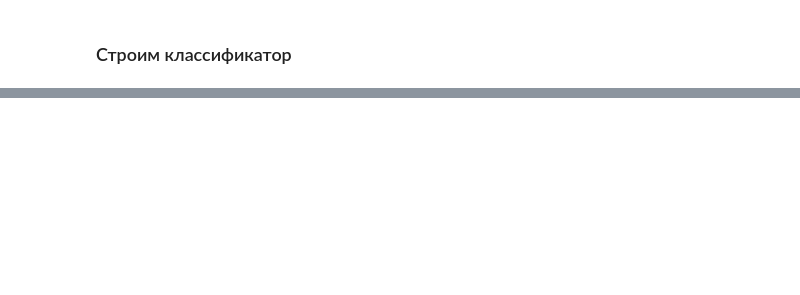
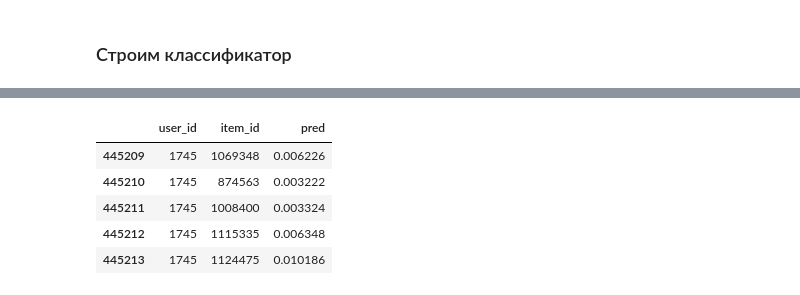
Before and after one commit to VitalyGladyshev/gb_rec_sys, a Jupyter notebook: coursework/cw_rec_sys_glvv.ipynb, the cells around one changed output, grey strips where cells are left out. Saved outputs shown, nothing was run; the diff lists cells and outputs as text; code cells hidden in the pictures; blank space fills up the shorter version.

```diff
--- a/coursework/cw_rec_sys_glvv.ipynb
+++ b/coursework/cw_rec_sys_glvv.ipynb
@@ -268,3 +314,10 @@ df=pd.DataFrame({'user_id':users_lvl_2.user_id.values.repeat(len(users_lvl_2.can
+# %%
+targets_lvl_2.fillna(0, inplace=True)
 # %%
 X_train = targets_lvl_2.drop('target', axis=1)
 y_train = targets_lvl_2[['target']]
+# %%
+cat_feats = X_train.columns[2:].tolist()
+X_train[cat_feats] = X_train[cat_feats].astype('category')
+
+cat_feats
@@ -270,0 +341,15 @@ y_train = targets_lvl_2[['target']]
+# %%
+lgb = LGBMClassifier(objective='binary',
+                     n_estimators=1500,
+                     learning_rate=0.008,
+                     max_depth=7,
+                     verbose=1,
+                     categorical_column=cat_feats)
+
+hist = lgb.fit(X_train, y_train,
+               eval_set=[(X_train, y_train)],
+               eval_metric=['logloss'],
+               early_stopping_rounds=50,
+               verbose=0)
+
+train_preds = lgb.predict_proba(X_train)
@@ -270,0 +369,11 @@ y_train = targets_lvl_2[['target']]
+# %%
+classifer_prediction = X_train[['user_id', 'item_id']]
+classifer_prediction["pred"] = train_preds[:, 1]
+classifer_prediction.tail()
+# %% [output]
+|  | user_id | item_id | pred |
+| 445209 | 1745 | 1069348 | 0.006226 |
+| 445210 | 1745 | 874563 | 0.003222 |
+| 445211 | 1745 | 1008400 | 0.003324 |
+| 445212 | 1745 | 1115335 | 0.006348 |
+| 445213 | 1745 | 1124475 | 0.010186 |
```
Also changed, not shown: parts of 11 cells of this notebook.
